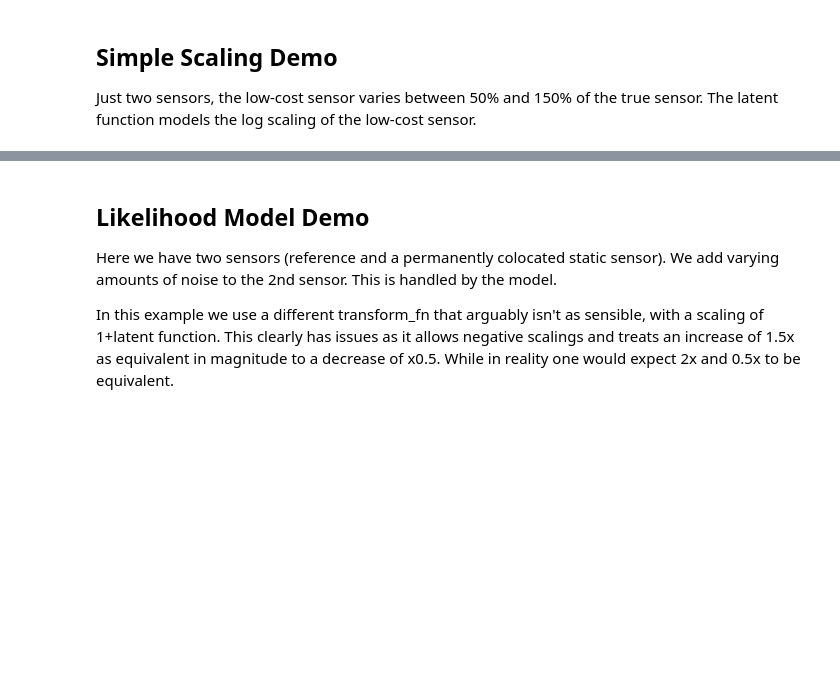
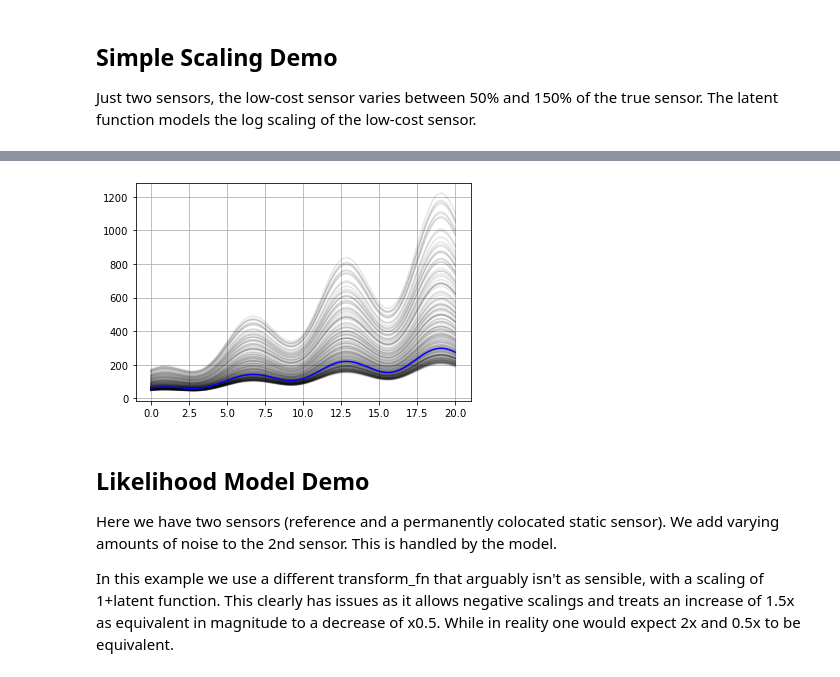
Before and after one commit to lionfish0/calibration, a Jupyter notebook: jupyter/Demo.ipynb, the cells around one changed output, grey strips where cells are left out. Saved outputs shown, nothing was run; the diff lists cells and outputs as text; code cells hidden in the pictures; blank space fills up the shorter version.

```diff
--- a/jupyter/Demo.ipynb
+++ b/jupyter/Demo.ipynb
@@ -76,3 +100,31 @@ for si,refs in enumerate(refsensor):
+# %%
+#build test matrix
+C = 1
+for si,refs in enumerate(refsensor):
+    if refs: continue
+    x = np.linspace(0,15,151)
+    testX = np.zeros([0,3])
+    for ci in range(C):
+        tempX = np.c_[x,np.ones_like(x)*si,np.full_like(x,ci)]
+        testX = np.r_[testX,tempX]#.astype(int)
+    testsm = SparseModel(testX,cs.Z,C,cs.k)
+    qf_mu,qf_cov = testsm.get_qf(cs.mu,cs.scale)
+    samps = testsm.get_samples_one_sensor(cs.mu,cs.scale)
+    phi = transform_fn(samps,Y[:,1],None)
+    plt.figure(figsize=[6,4])
+    #plt.plot(x,1/tf.exp(samps[:,:,0].numpy().T),'b.',alpha=0.0025);
+    plt.grid()
+    #plt.vlines(Z[:,0],.4,.41)
+    #plt.xlim([0,15])
+    #plt.plot([0,15],[0.5+0,0.5+0.1*15],'k-')
+    #xs = np.linspace(0,15,100)
+    #plt.plot(xs,np.log(xs/10+0.5))
+
+    #plt.plot(X[:,0],Y[:,1]/Y[:,0])
+    plt.plot(X[:,0],np.exp(np.mean(phi.numpy().T,(2))),'k-',alpha=0.1)
+    plt.plot(X[:,0],np.exp(Y[:,1]),'b-')
+# %% [output]
+[figure, added]
 # %% [markdown]
 ## Likelihood Model Demo
 
```
Also changed, not shown: parts of 6 cells of this notebook, 2 other files.
